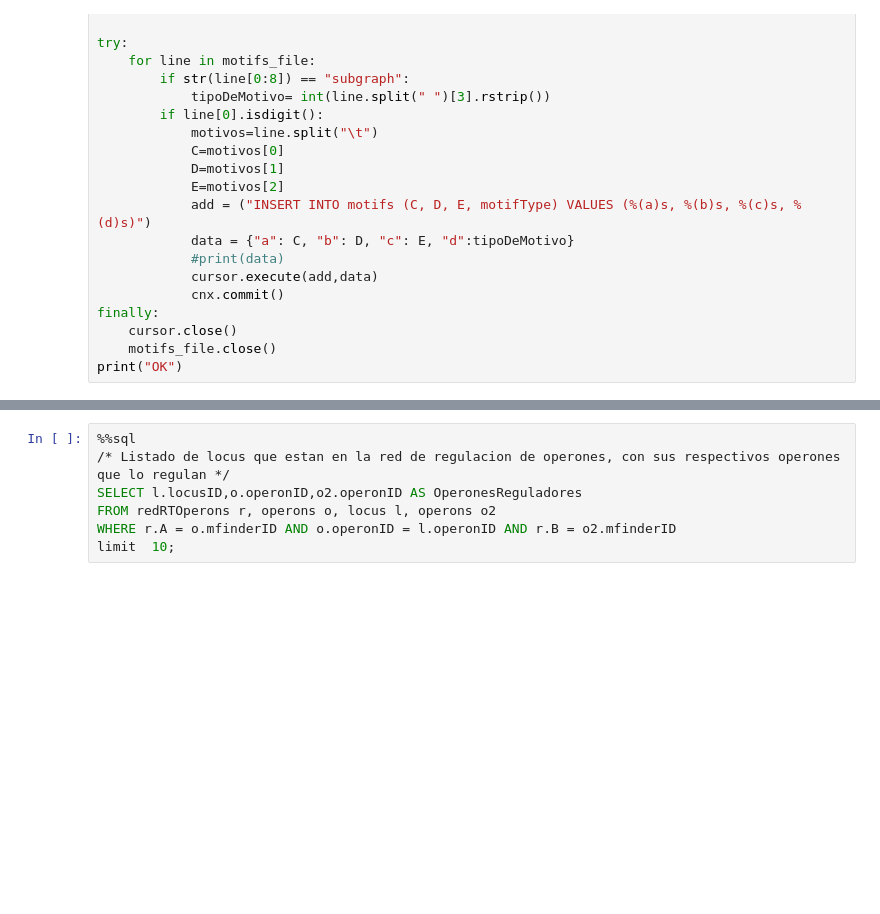
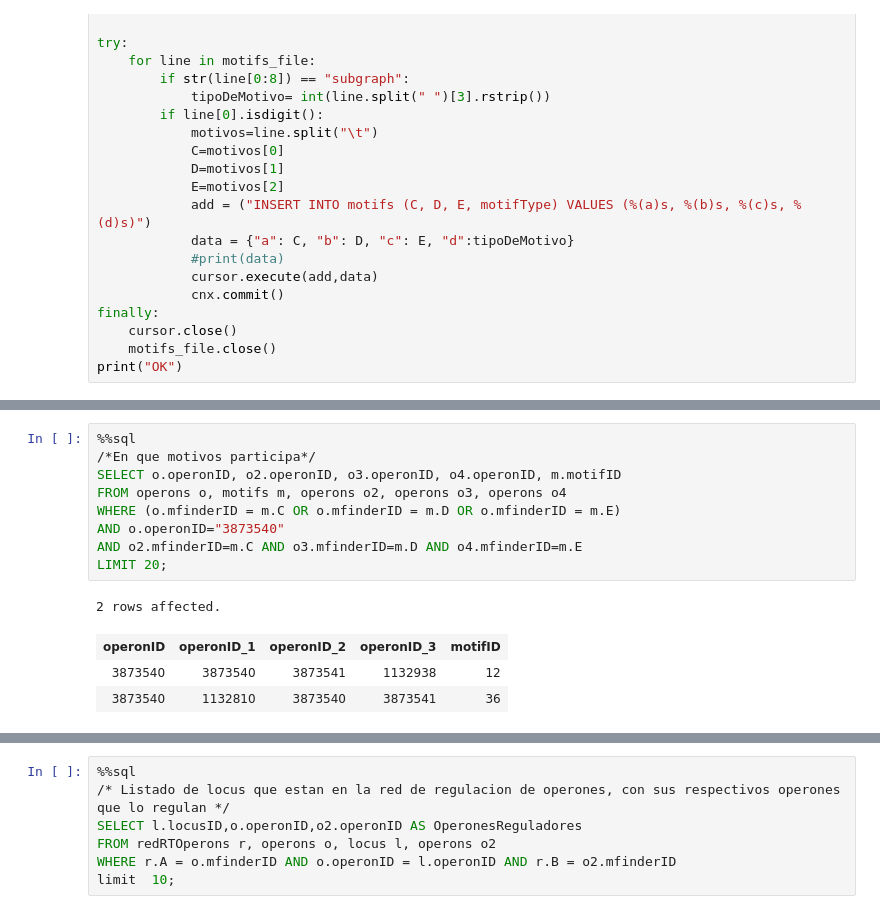
Before and after one commit to AgustinPardo/mycoRT, a Jupyter notebook: DB/cargaDBmycoRT.ipynb, the cells around one changed output, grey strips where cells are left out. Saved outputs shown, nothing was run; the diff lists cells and outputs as text; blank space fills up the shorter version.

```diff
--- a/DB/cargaDBmycoRT.ipynb
+++ b/DB/cargaDBmycoRT.ipynb
@@ -193,0 +219,14 @@ limit  10;
+# %%
+%%sql
+/*En que motivos participa*/
+SELECT o.operonID, o2.operonID, o3.operonID, o4.operonID, m.motifID
+FROM operons o, motifs m, operons o2, operons o3, operons o4
+WHERE (o.mfinderID = m.C OR o.mfinderID = m.D OR o.mfinderID = m.E)
+AND o.operonID="3873540"
+AND o2.mfinderID=m.C AND o3.mfinderID=m.D AND o4.mfinderID=m.E
+LIMIT 20;
+# %% [output]
+2 rows affected.
+| operonID | operonID_1 | operonID_2 | operonID_3 | motifID |
+| 3873540 | 3873540 | 3873541 | 1132938 | 12 |
+| 3873540 | 1132810 | 3873540 | 3873541 | 36 |
```
Also changed, not shown: parts of 9 cells of this notebook, 4 other files.
